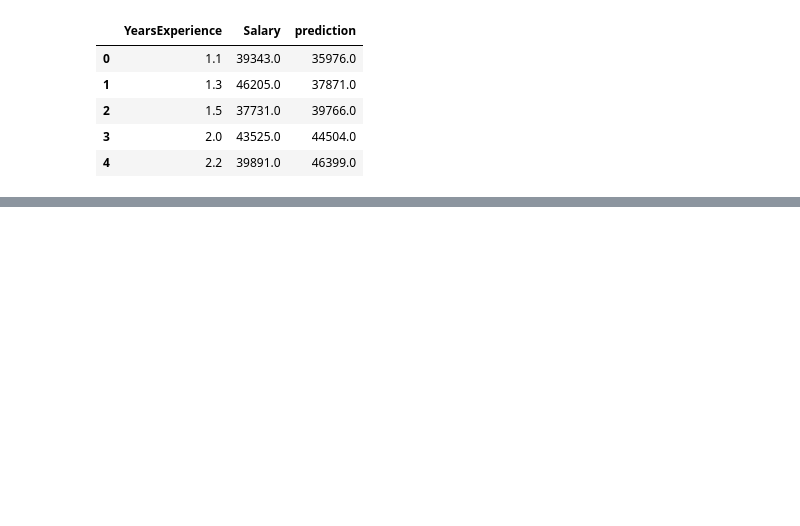
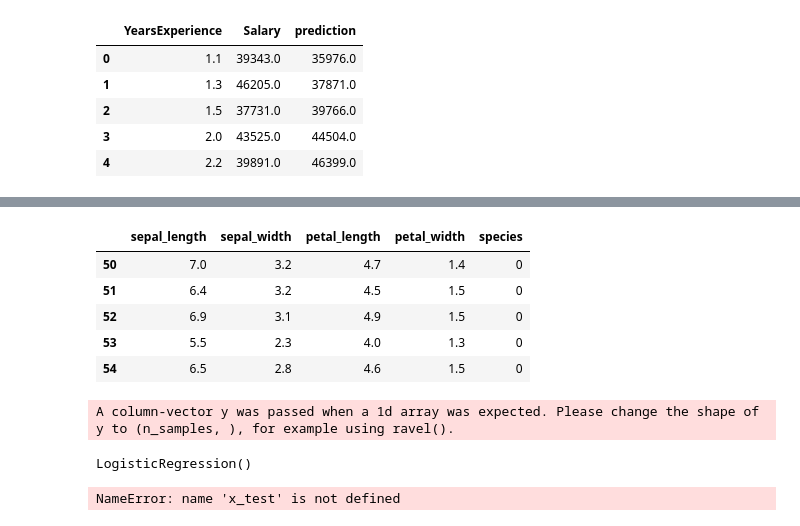
Before and after one commit to ThunderboltGM/Technical-session, a Jupyter notebook: Day-3.ipynb, the cells around one changed output, grey strips where cells are left out. Saved outputs shown, nothing was run; the diff lists cells and outputs as text; code cells hidden in the pictures; blank space fills up the shorter version.

```diff
--- a/Day-3.ipynb
+++ b/Day-3.ipynb
@@ -176,0 +217,2 @@ df.head()
+# %%
+df2 = df2[df2['species']!='setosa']
@@ -176,0 +223,13 @@ df.head()
+# %%
+di = {'versicolor':0,'virginica':1}
+# %%
+df2['species'] = df2['species'].map(di)
+# %%
+df2.head()
+# %% [output]
+|  | sepal_length | sepal_width | petal_length | petal_width | species |
+| 50 | 7.0 | 3.2 | 4.7 | 1.4 | 0 |
+| 51 | 6.4 | 3.2 | 4.5 | 1.5 | 0 |
+| 52 | 6.9 | 3.1 | 4.9 | 1.5 | 0 |
+| 53 | 5.5 | 2.3 | 4.0 | 1.3 | 0 |
+| 54 | 6.5 | 2.8 | 4.6 | 1.5 | 0 |
@@ -176,0 +241,9 @@ df.head()
+# %%
+logisticModel.fit(x_train,y_train)
+# %% [output]
+A column-vector y was passed when a 1d array was expected. Please change the shape of y to (n_samples, ), for example using ravel().
+LogisticRegression()
+# %%
+pred = logisticModel.predict(x_test)
+# %% [output]
+NameError: name 'x_test' is not defined
```
Also changed, not shown: parts of 17 cells of this notebook.
